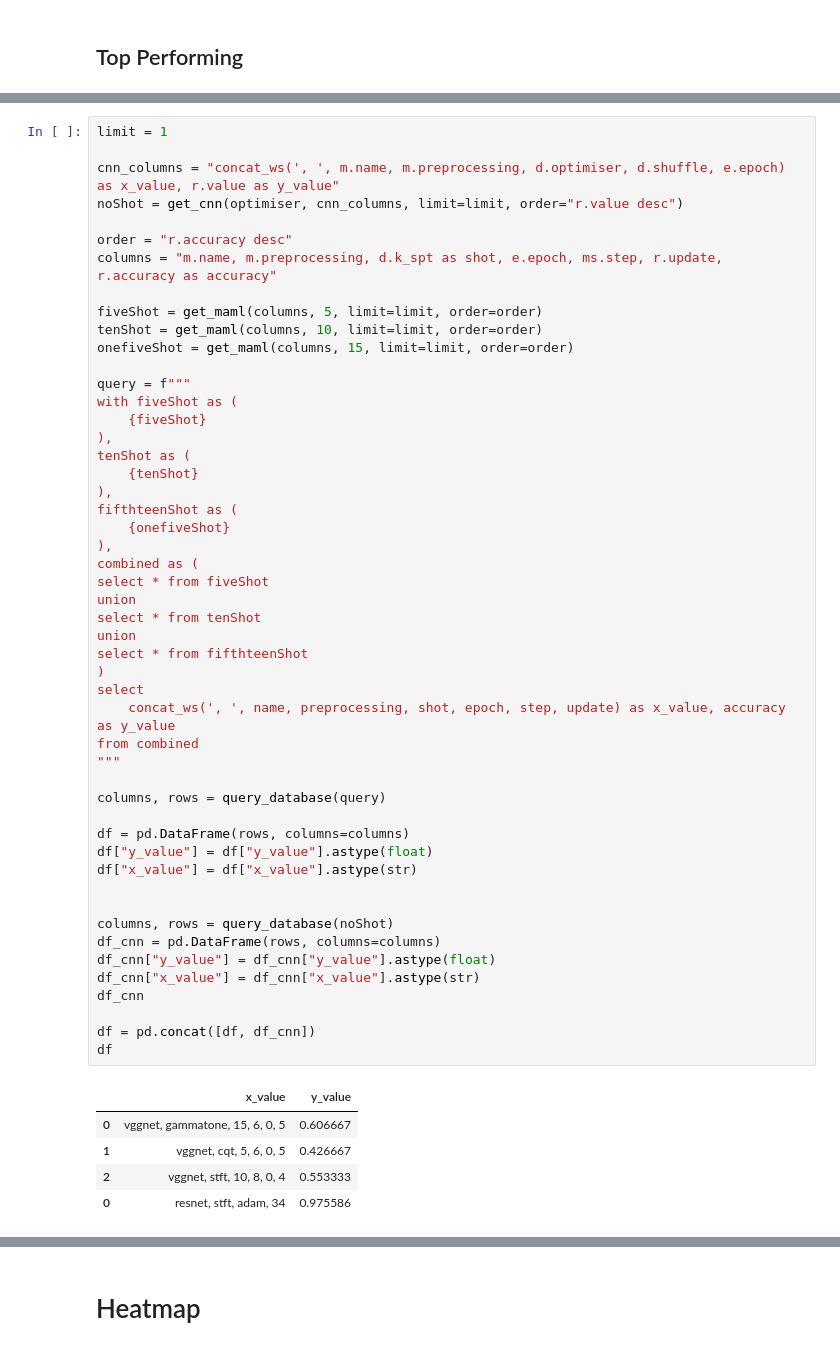
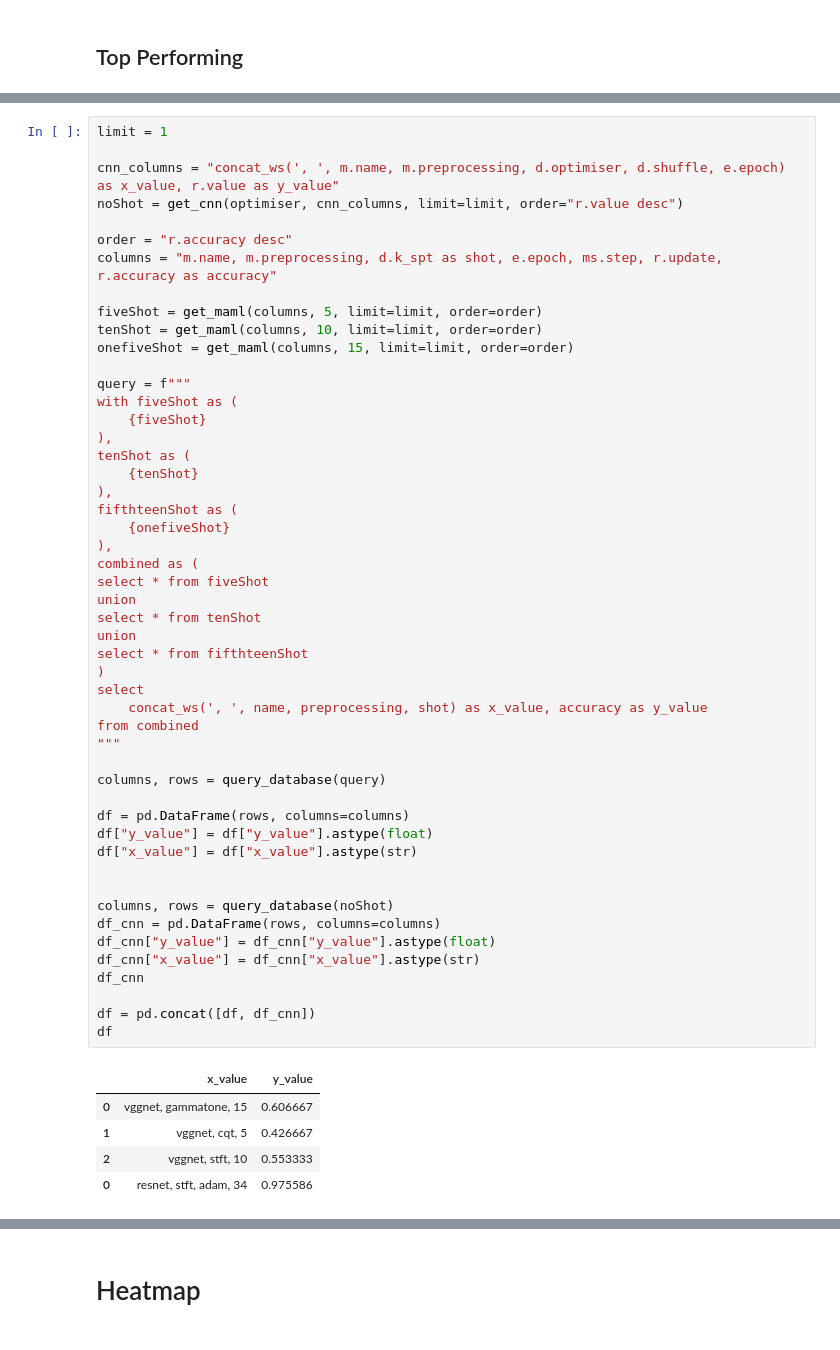
Before and after one commit to thomas-phillips/honours-research, a Jupyter notebook: src/graphing.ipynb, the cells around one changed output, grey strips where cells are left out. Cells and saved outputs as stored; diff of their text form.

```diff
--- a/src/graphing.ipynb
+++ b/src/graphing.ipynb
@@ -212,37 +232,37 @@ fifthteenShot as (
     {onefiveShot}
 ),
 combined as (
 select * from fiveShot
 union
 select * from tenShot
 union
 select * from fifthteenShot
 )
 select
-    concat_ws(', ', name, preprocessing, shot, epoch, step, update) as x_value, accuracy as y_value
+    concat_ws(', ', name, preprocessing, shot) as x_value, accuracy as y_value
 from combined
 """
 
 columns, rows = query_database(query)
 
 df = pd.DataFrame(rows, columns=columns)
 df["y_value"] = df["y_value"].astype(float)
 df["x_value"] = df["x_value"].astype(str)
 
 
 columns, rows = query_database(noShot)
 df_cnn = pd.DataFrame(rows, columns=columns)
 df_cnn["y_value"] = df_cnn["y_value"].astype(float)
 df_cnn["x_value"] = df_cnn["x_value"].astype(str)
 df_cnn
 
 df = pd.concat([df, df_cnn])
 df
 # %% [output]
 |  | x_value | y_value |
-| 0 | vggnet, gammatone, 15, 6, 0, 5 | 0.606667 |
-| 1 | vggnet, cqt, 5, 6, 0, 5 | 0.426667 |
-| 2 | vggnet, stft, 10, 8, 0, 4 | 0.553333 |
+| 0 | vggnet, gammatone, 15 | 0.606667 |
+| 1 | vggnet, cqt, 5 | 0.426667 |
+| 2 | vggnet, stft, 10 | 0.553333 |
 | 0 | resnet, stft, adam, 34 | 0.975586 |
 # %%
 x = df["x_value"]
```
Also changed, not shown: parts of 21 cells of this notebook, 1 other file.
